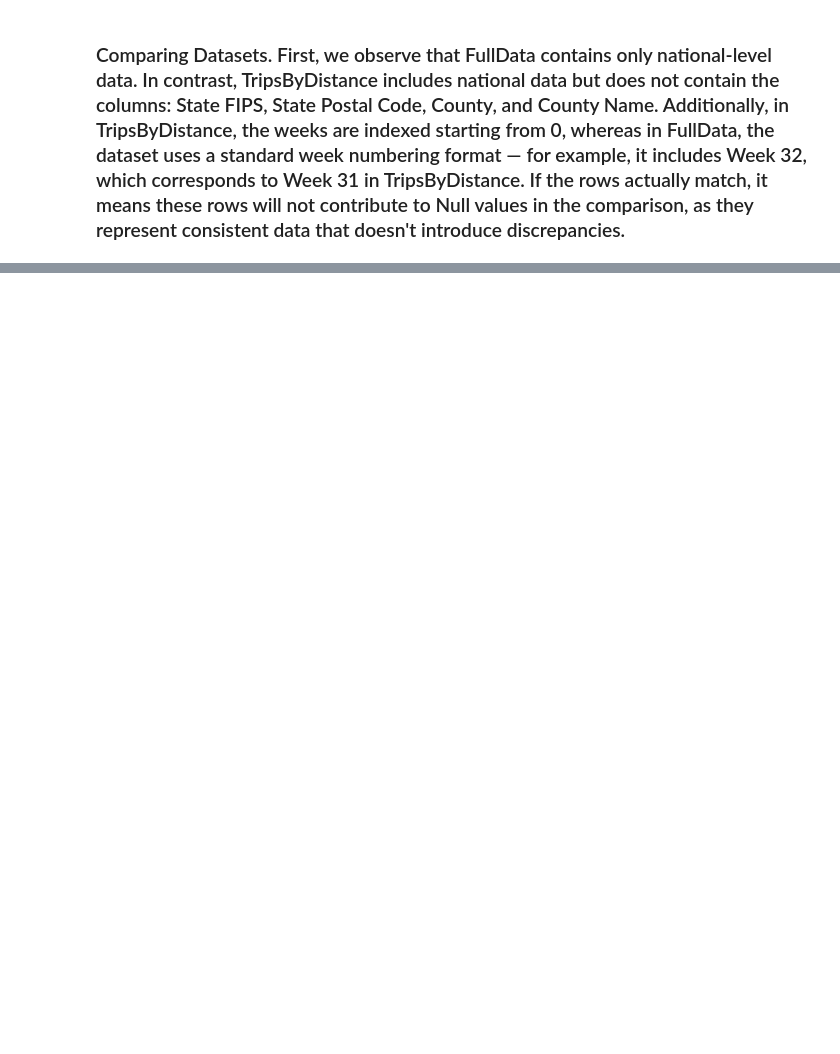
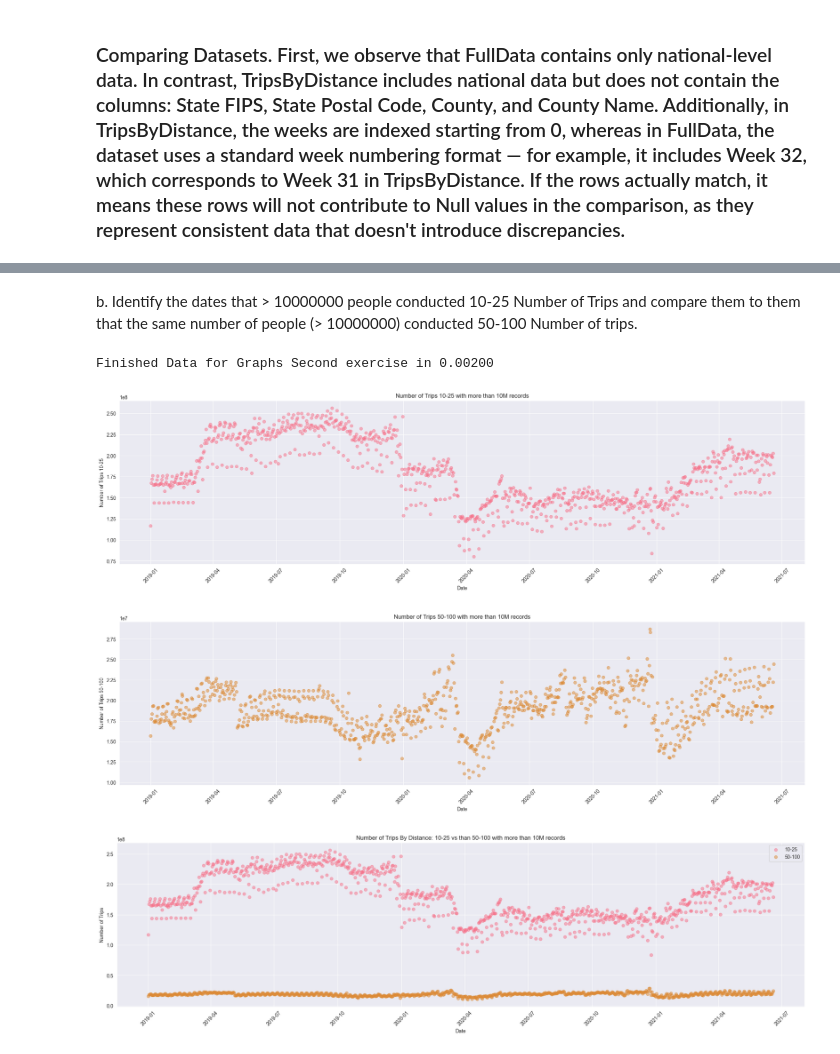
Before and after one commit to xavisec/Big-Data-Programming-Project, a Jupyter notebook: DataScience5004CMDXavia.ipynb, the cells around one changed output, grey strips where cells are left out. Saved outputs shown, nothing was run; the diff lists cells and outputs as text; code cells hidden in the pictures; blank space fills up the shorter version.

```diff
--- a/DataScience5004CMDXavia.ipynb
+++ b/DataScience5004CMDXavia.ipynb
@@ -207,0 +486,3 @@ No rows with all values missing/null/NaN found.
+# %%
+TripsByDistancePandasNationalOnly = TripsByDistancePandas[TripsByDistancePandas['Level'] == "National"]
+print(TripsByDistancePandasNationalOnly.head(5))
@@ -281,10 +656,15 @@ dtype: object
 # %% [markdown]
 ### Comparing Datasets. First, we observe that FullData contains only national-level data. In contrast, TripsByDistance includes national data but does not contain the columns: State FIPS, State Postal Code, County, and County Name. Additionally, in TripsByDistance, the weeks are indexed starting from 0, whereas in FullData, the dataset uses a standard week numbering format — for example, it includes Week 32, which corresponds to Week 31 in TripsByDistance. If the rows actually match, it means these rows will not contribute to Null values in the comparison, as they represent consistent data that doesn't introduce discrepancies.
 # %%
-TripsByDistanceWithoutSomeRows = TripsByDistanceWithoutSomeRows[
-    TripsByDistanceWithoutSomeRows['Date'].astype(str).str.contains('2019') &
-    (TripsByDistanceWithoutSomeRows['Week'] == 31) &
-    TripsByDistanceWithoutSomeRows['Level'].astype(str).str.contains('National')].copy()
+TripsByDistancePandasNationalOnlyWeek31 = TripsByDistancePandasNationalOnly[
+    TripsByDistancePandasNationalOnly['Date'].astype(str).str.contains('2019') &
+    (TripsByDistancePandasNationalOnly['Week'] == 31)].copy()
 
-TripsFullDataPandasWithoutSomeRows['Date'] = pd.to_datetime(TripsFullDataPandasWithoutSomeRows['Date'])
-TripsByDistanceWithoutSomeRows['Date'] = pd.to_datetime(TripsByDistanceWithoutSomeRows['Date'])
+TripsByDistancePandasNationalOnlyWeek31a = TripsByDistancePandasNationalOnly
+
+# Approach of Big Data Programming Project -Guidelines on the use of Datasets and coding question-tasks
+# Accessing Week 31 of Big Dataset By The Small Dataset
+TripsByDistancePandasNationalOnlyWeek31a = TripsByDistancePandasNationalOnlyWeek31a[
+    TripsByDistancePandasNationalOnlyWeek31a["Date"].between(TripsFullDataPandasNationalOnly['Date'].min(),
+                                                             TripsFullDataPandasNationalOnly['Date'].max())]
+print(TripsByDistancePandasNationalOnlyWeek31a)
@@ -358,0 +942,60 @@ CleanTripsByDistancePandas['Week'].nunique()
+# %% [markdown]
+b. Identify the dates that > 10000000 people conducted 10-25 Number of Trips and compare them to them that the same number of people (> 10000000) conducted 50-100 Number of trips.
+# %%
+TripsByDistancePandasNationalOnlyMoreThan10000000 = TripsByDistancePandasNationalOnly[
+    ['Number of Trips 10-25', 'Number of Trips 50-100', 'Date', 'Week']]
+startTime = time.time()
+set1 = TripsByDistancePandasNationalOnlyMoreThan10000000[
+    TripsByDistancePandasNationalOnlyMoreThan10000000['Number of Trips 10-25'] > 10000000]
+set2 = TripsByDistancePandasNationalOnlyMoreThan10000000[
+    TripsByDistancePandasNationalOnlyMoreThan10000000['Number of Trips 50-100'] > 10000000]
+set3 = TripsByDistancePandasNationalOnlyMoreThan10000000[
+    (TripsByDistancePandasNationalOnlyMoreThan10000000['Number of Trips 10-25'] > 10000000) & (
+                TripsByDistancePandasNationalOnlyMoreThan10000000['Number of Trips 50-100'] > 10000000)]
+pandasTime = time.time() - startTime
+print(f"Finished Data for Graphs Second exercise in {pandasTime:.5f}")
+
+# Plot the results Set 1
+fig, ax = plt.subplots(figsize=(25, 6))
+plt.scatter(set1['Date'], set1['Number of Trips 10-25'], color=colors[0], alpha=0.5)
+plt.title('Number of Trips 10-25 with more than 10M records')
+plt.xlabel('Date')
+plt.ylabel('Number of Trips 10-25')
+plt.xticks(rotation=45)
+plt.grid(True)
+plt.savefig("./DataSources/GraphicalAnswers/Number of Trips 10-25.png")
+plt.show()
+plt.close('all')
+
+# Plot the results Set 2
+fig, ax = plt.subplots(figsize=(25, 6))
+plt.scatter(set2['Date'], set2['Number of Trips 50-100'], color=colors[1], alpha=0.5)
+plt.title('Number of Trips 50-100 with more than 10M records')
+plt.xlabel('Date')
+plt.ylabel('Number of Trips 50-100')
+plt.xticks(rotation=45)
+plt.grid(True)
+plt.savefig("./DataSources/GraphicalAnswers/Number of Trips 50-100.png")
+plt.show()
+plt.close('all')
+
+# Plot the results Set 3
+fig, ax = plt.subplots(figsize=(25, 6))
+
+plt.scatter(set3['Date'], set3['Number of Trips 10-25'], color=colors[0], alpha=0.5, label='10-25')
+plt.scatter(set3['Date'], set3['Number of Trips 50-100'], color=colors[1], alpha=0.5, label='50-100')
+
+plt.title('Number of Trips By Distance: 10-25 vs than 50-100 with more than 10M records')
+plt.xlabel('Date')
+plt.ylabel('Number of Trips')
+plt.xticks(rotation=45)
+plt.grid(True)
+plt.legend()
+plt.savefig("./DataSources/GraphicalAnswers/Trips 10-25 vs 50-100.png")
+plt.show()
+plt.close('all')
+# %% [output]
+Finished Data for Graphs Second exercise in 0.00200
+[figure, added]
+[figure, added]
+[figure, added]
```
Also changed, not shown: parts of 74 cells of this notebook, 1 other file.
